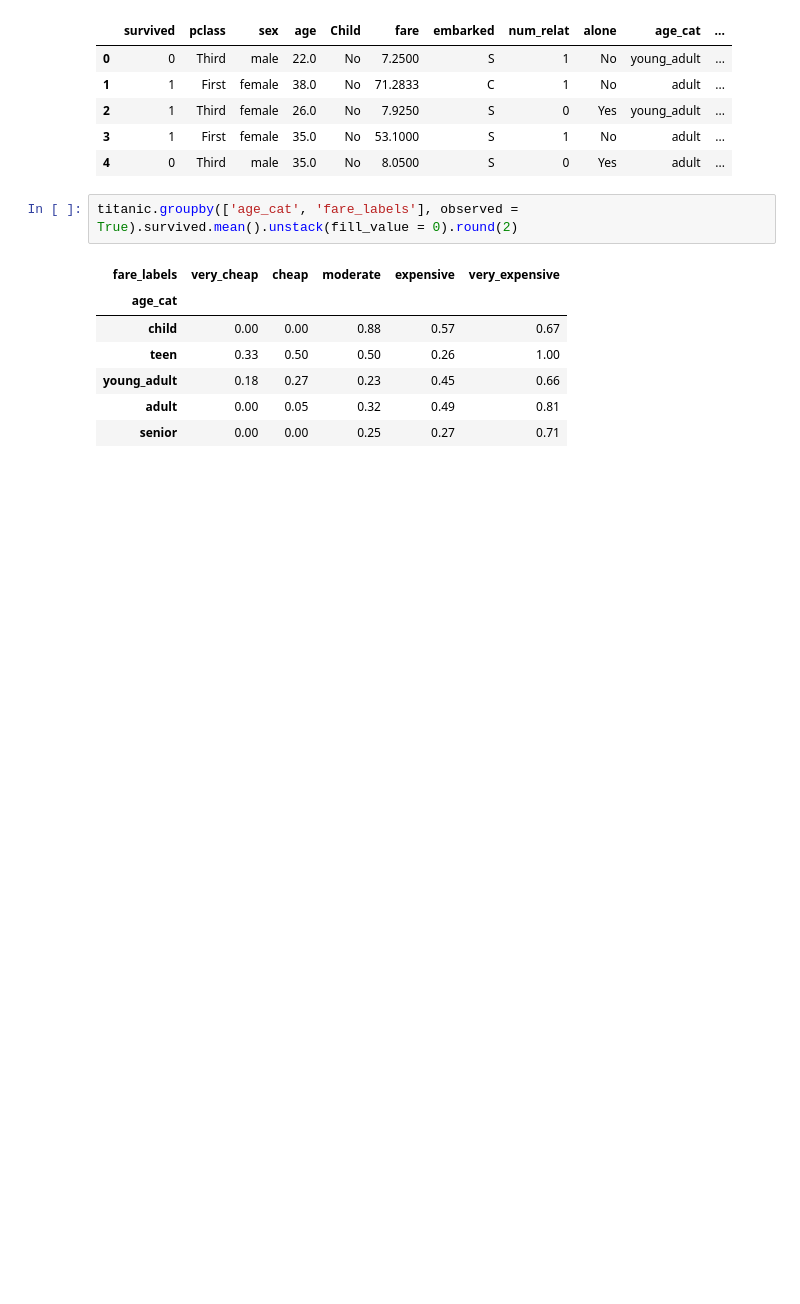
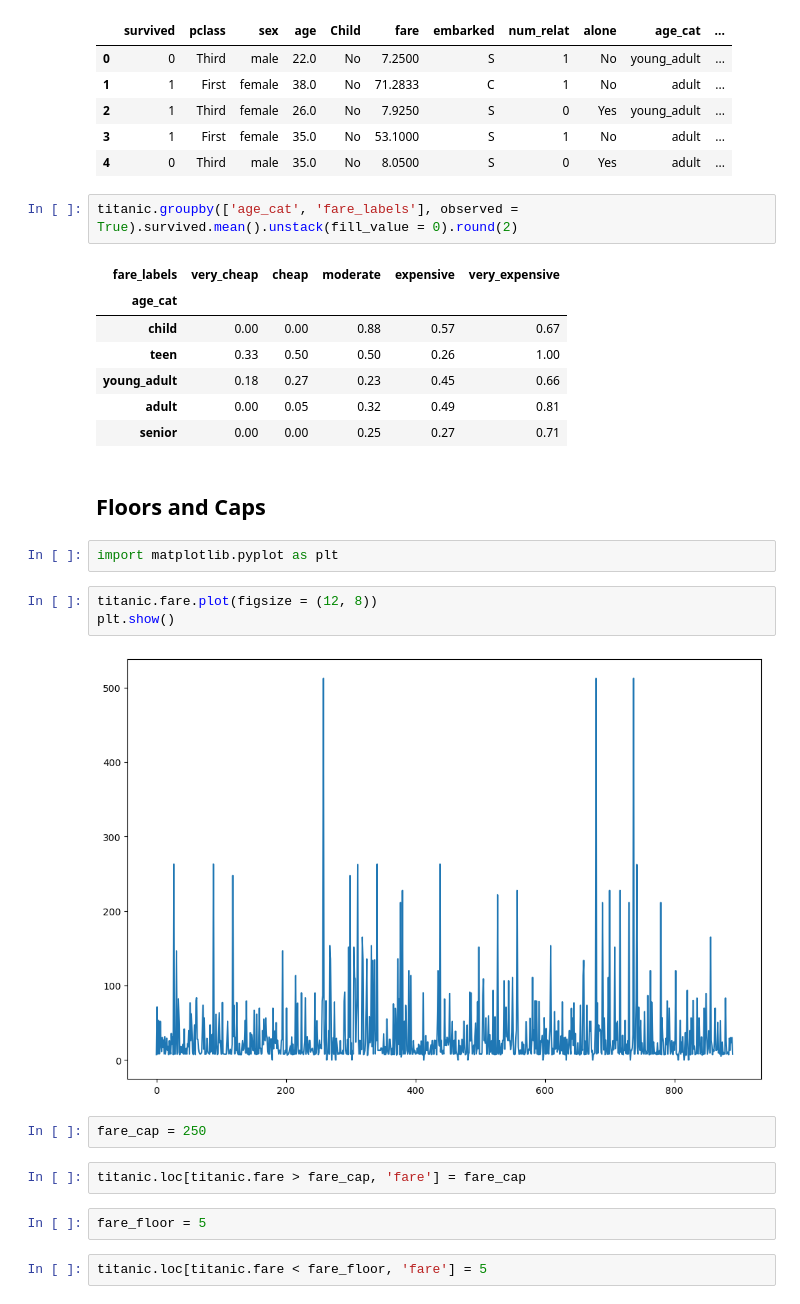
Before and after one commit to alchemistbg/udemy-the-complete-pandas-bootcamp, a Jupyter notebook: Section-17/Data_Preparation_and_Feature_Creation.ipynb, the cells around one changed output. Saved outputs shown, nothing was run; the diff lists cells and outputs as text; blank space fills up the shorter version.

```diff
--- a/Section-17/Data_Preparation_and_Feature_Creation.ipynb
+++ b/Section-17/Data_Preparation_and_Feature_Creation.ipynb
@@ -801,3 +801,20 @@ titanic.groupby(['age_cat', 'fare_labels'], observed = True).survived.mean().uns
 | young_adult | 0.18 | 0.27 | 0.23 | 0.45 | 0.66 |
 | adult | 0.00 | 0.05 | 0.32 | 0.49 | 0.81 |
 | senior | 0.00 | 0.00 | 0.25 | 0.27 | 0.71 |
+# %% [markdown]
+## **Floors and Caps**
+# %%
+import matplotlib.pyplot as plt
+# %%
+titanic.fare.plot(figsize = (12, 8))
+plt.show()
+# %% [output]
+[figure, added]
+# %%
+fare_cap = 250
+# %%
+titanic.loc[titanic.fare > fare_cap, 'fare'] = fare_cap
+# %%
+fare_floor = 5
+# %%
+titanic.loc[titanic.fare < fare_floor, 'fare'] = 5
```
Also changed, not shown: parts of 35 cells of this notebook, 2 other files.
